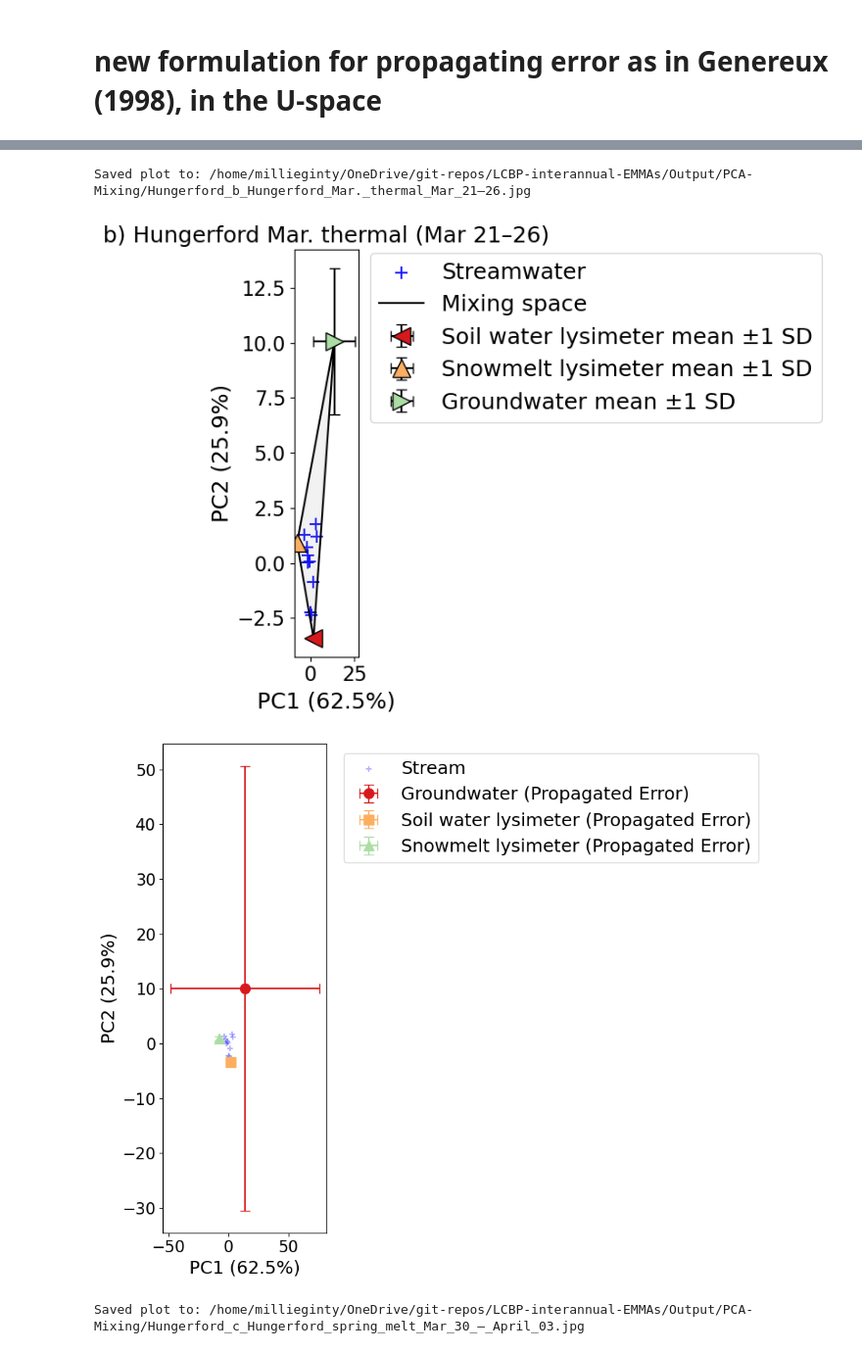
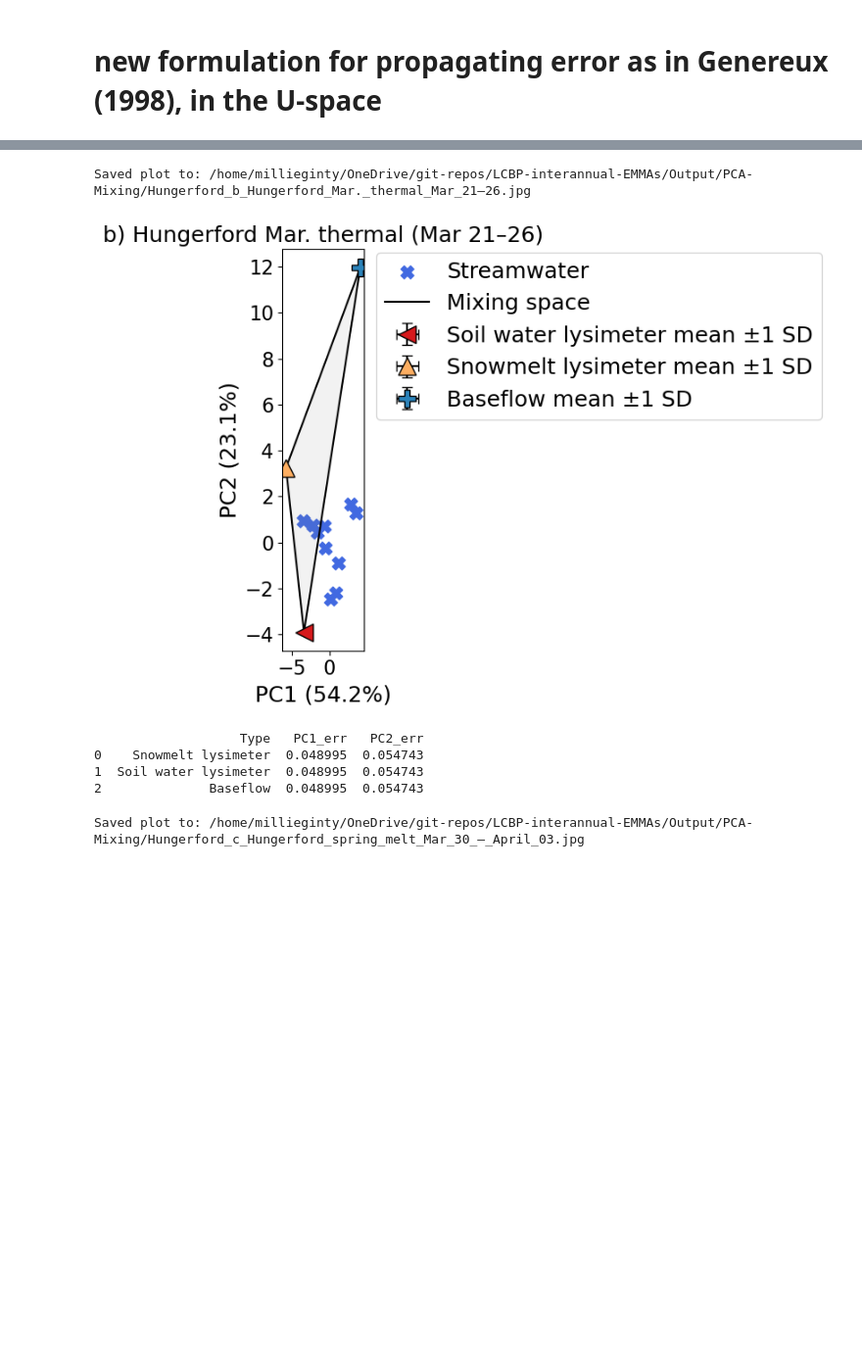
Before and after one commit to MeganEDuffy/LCBP-interannual-EMMAs, a Jupyter notebook: Notebooks/RI23_Hungerford_PCAwError.ipynb, the cells around one changed output, grey strips where cells are left out. Shown at 98% size. Saved outputs shown, nothing was run; the diff lists cells and outputs as text; code cells hidden in the pictures; blank space fills up the shorter version.

```diff
--- a/Notebooks/RI23_Hungerford_PCAwError.ipynb
+++ b/Notebooks/RI23_Hungerford_PCAwError.ipynb
@@ -151,56 +156,59 @@ analytical_precision_ri23 = {
 # Potential endmembers:
     # RI23-5008 Groundwater (Mark's well) 03/16/2023
     # RI20-HB-DGW-Mark-1 Mark's well 06/23/2020
     # RI22-0858 03/17/2022 Hungerford groundwater from Meghan (assume Mark's well)
     # RI22-0864 07/27/2022 Hungerford groundwater from Meghan (assume Mark's well)
     # RI23-1035 Baseflow 03/31/2023
     # RI23-1001 # Baseflow 02/09/2023 (labeled GW)
     # RI23-5007 Soil water lysimeter dry 03/16/2023
     # RI23-1061 Snowmelt lysimeter 03/28/2023
 
 ep.plot_event_pca_with_avgEM(
     data=df,
     site="Hungerford",
     start_date="2023-03-21",
     end_date="2023-03-26",
     endmember_ids=[
                    "RI23-1001", # Baseflow 02/09/2023 (labeled GW)
-                   "RI23-5008", # Mark's well 2023
+                   #"RI23-5008", # Mark's well 2023
                    #"RI20-HB-DGW-Mark-1" # Mark's well 2020
                    #"RI22-0858", # Mark's well 03/17/2022
                    #"RI22-0864",
                    #"RI23-1085", #Baseflow 03/31/2023 removed for now
                    "RI23-5007", # SWLD
                    "RI23-1061"
                     ],
     title="b) Hungerford Mar. thermal (Mar 21–26)"
 )
 
-stats_em, pca_model, scaler_model = ep.plot_event_pca_with_error(
-    data=df,
-    site="Hungerford",
-    start_date="2023-03-21",
-    end_date="2023-03-26",
-    endmember_ids=[
-                   "RI23-1001", # Baseflow 02/09/2023 (labeled GW)
-                   "RI23-5008", # Mark's well 2023
-                   #"RI20-HB-DGW-Mark-1" # Mark's well 2020
-                   #"RI22-0858", # Mark's well 03/17/2022
-                   #"RI22-0864",
-                   #"RI23-1085", #Baseflow 03/31/2023 removed for now
-                   "RI23-5007", # SWLD
-                   "RI23-1061"
-                    ],
-    analytical_dict=analytical_precision_ri23, # Pass your dictionary here
-    title="b) Hungerford Mar. thermal (Mar 21–26)"
-)
+#stats_em, pca_model, scaler_model = ep.plot_event_pca_with_error(
+    #data=df,
+    #site="Hungerford",
+    #start_date="2023-03-21",
+    #end_date="2023-03-26",
+    #endmember_ids=[
+                   #"RI23-1001", # Baseflow 02/09/2023 (labeled GW)
+                   ###"RI23-5008", # Mark's well 2023
+                   ###"RI20-HB-DGW-Mark-1" # Mark's well 2020
+                   ###"RI22-0858", # Mark's well 03/17/2022
+                   ###"RI22-0864",
+                   ###"RI23-1085", #Baseflow 03/31/2023 removed for now
+                   #"RI23-5007", # SWLD
+                   #"RI23-1061"
+                    #],
+    #analytical_dict=analytical_precision_ri23, # Pass dictionary here
+    #title="b) Hungerford Mar. thermal (Mar 21–26)"
+#)
 
-# Now 'stats_em' contains PC1_err and PC2_err for each endmember
-#print(stats_em[['Type', 'PC1_err', 'PC2_err']])
+# 'stats_em' contains PC1_err and PC2_err for each endmember
+print(stats_em[['Type', 'PC1_err', 'PC2_err']])
 # %% [output]
 Saved plot to: /home/millieginty/OneDrive/git-repos/LCBP-interannual-EMMAs/Output/PCA-Mixing/Hungerford_b_Hungerford_Mar._thermal_Mar_21–26.jpg
-[figure, old version]
+[figure, new version]
-[figure, removed]
+                   Type   PC1_err   PC2_err
+0    Snowmelt lysimeter  0.048995  0.054743
+1  Soil water lysimeter  0.048995  0.054743
+2              Baseflow  0.048995  0.054743
 # %%
 import importlib
 import sys
```
Also changed, not shown: parts of 1 cell of this notebook, 4 other files.
